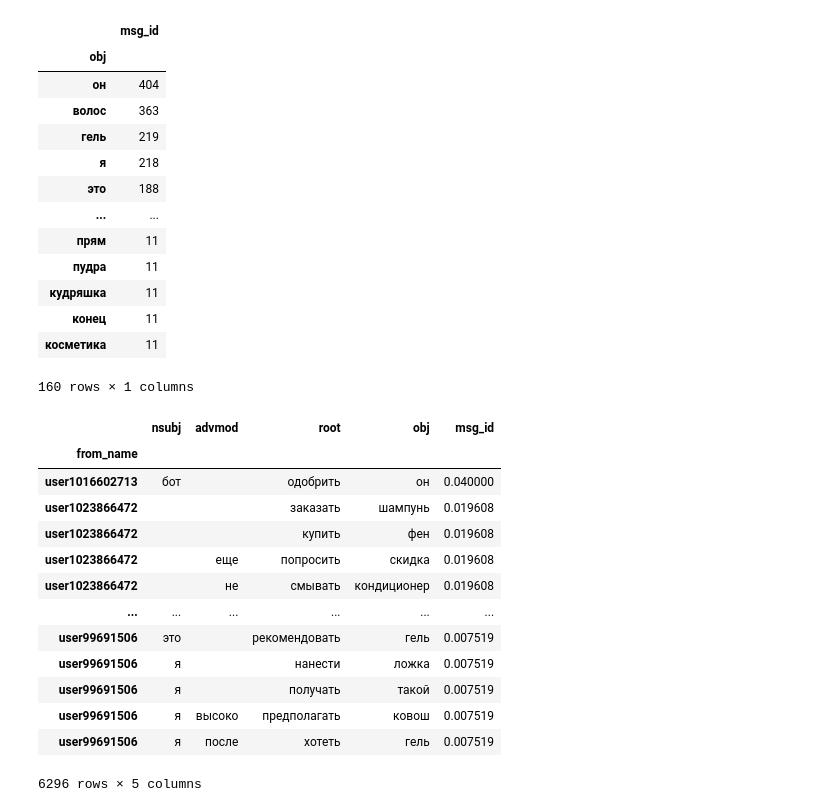
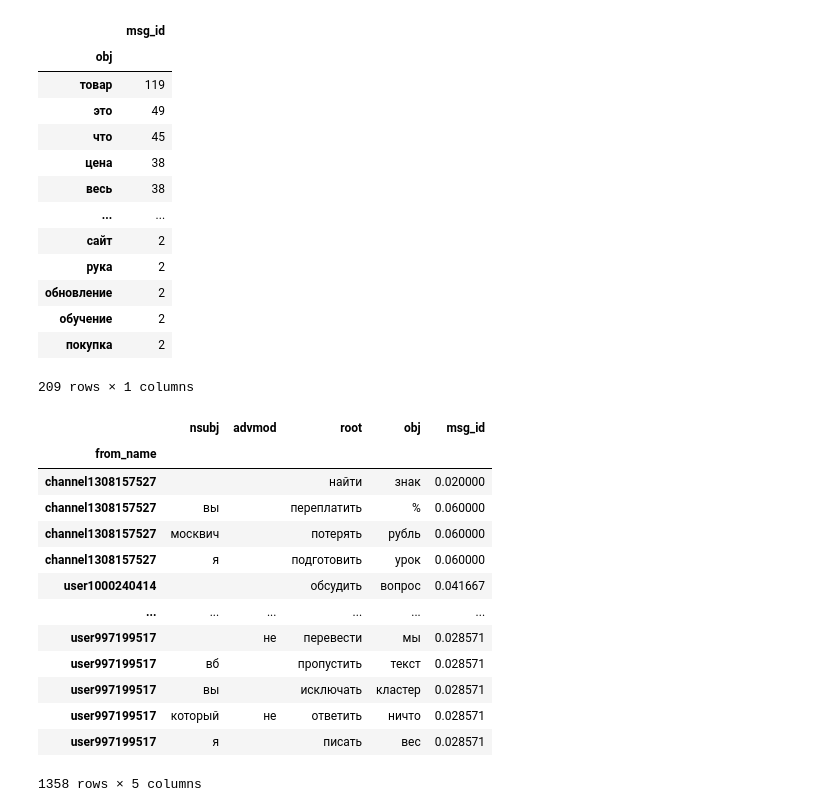
Before and after one commit to mkoninin/tg-json-analysis, a Jupyter notebook: 100 - парсер предложений.ipynb, the cells around one changed output. Saved outputs shown, nothing was run; the diff lists cells and outputs as text; code cells hidden in the pictures.

```diff
--- a/100 - парсер предложений.ipynb
+++ b/100 - парсер предложений.ipynb
@@ -4,9 +4,8 @@ import tganalysis
 import os
 import emoji
 import pandas as pd
-from factor_analyzer import FactorAnalyzer
 
-paths = ['C:/Users/mk/Downloads/Telegram Desktop/ChatExport_2023-12-30_']
+paths = ['C:/Users/mk/Downloads/Telegram Desktop/ChatExport_2023-12-23 (1)']
 
 filename = os.path.join('data', paths[0], 'result.json')
 # %%
@@ -209,0 +190,5 @@ df.sort_values('msg_id', ascending=False).head(30)
+# %%
+param = 'nsubj'
+
+
+df[[param, 'msg_id']].groupby(param).count().sort_values('msg_id', ascending=False)
@@ -210,42 +210,41 @@ df.sort_values('msg_id', ascending=False).head(30)
 # %%
-param = 'obj'
 
-nsubjs = df[[param, 'msg_id']].groupby(param).count().query('msg_id < 1000 & msg_id > 10').sort_values('msg_id', ascending=False)
+nsubjs = df[[param, 'msg_id']].groupby(param).count().query('msg_id < 400 & msg_id > 1').sort_values('msg_id', ascending=False)
 # .query('msg_id < 400 & msg_id > 3')
 nsubjs
 # %% [output]
 |  | msg_id |
 | obj |  |
-| он | 404 |
-| волос | 363 |
-| гель | 219 |
-| я | 218 |
-| это | 188 |
+| товар | 119 |
+| это | 49 |
+| что | 45 |
+| цена | 38 |
+| весь | 38 |
 | ... | ... |
-| прям | 11 |
-| пудра | 11 |
-| кудряшка | 11 |
-| конец | 11 |
-| косметика | 11 |
+| сайт | 2 |
+| рука | 2 |
+| обновление | 2 |
+| обучение | 2 |
+| покупка | 2 |
-160 rows × 1 columns
+209 rows × 1 columns
 # %%
 df = df[df[param].isin(nsubjs.index)]
 df
 # %% [output]
 |  | nsubj | advmod | root | obj | msg_id |
 | from_name |  |  |  |  |  |
-| user1016602713 | бот |  | одобрить | он | 0.040000 |
-| user1023866472 |  |  | заказать | шампунь | 0.019608 |
-| user1023866472 |  |  | купить | фен | 0.019608 |
-| user1023866472 |  | еще | попросить | скидка | 0.019608 |
-| user1023866472 |  | не | смывать | кондиционер | 0.019608 |
+| channel1308157527 |  |  | найти | знак | 0.020000 |
+| channel1308157527 | вы |  | переплатить | % | 0.060000 |
+| channel1308157527 | москвич |  | потерять | рубль | 0.060000 |
+| channel1308157527 | я |  | подготовить | урок | 0.060000 |
+| user1000240414 |  |  | обсудить | вопрос | 0.041667 |
 | ... | ... | ... | ... | ... | ... |
-| user99691506 | это |  | рекомендовать | гель | 0.007519 |
-| user99691506 | я |  | нанести | ложка | 0.007519 |
-| user99691506 | я |  | получать | такой | 0.007519 |
-| user99691506 | я | высоко | предполагать | ковош | 0.007519 |
-| user99691506 | я | после | хотеть | гель | 0.007519 |
+| user997199517 |  | не | перевести | мы | 0.028571 |
+| user997199517 | вб |  | пропустить | текст | 0.028571 |
+| user997199517 | вы |  | исключать | кластер | 0.028571 |
+| user997199517 | который | не | ответить | ничто | 0.028571 |
+| user997199517 | я |  | писать | вес | 0.028571 |
-6296 rows × 5 columns
+1358 rows × 5 columns
 # %%
 users_corr = df.pivot_table(index=param, columns='from_name', values='msg_id', aggfunc='sum').fillna(0).corr()
 # users_corr = users_corr > 0
```
Also changed, not shown: parts of 14 cells of this notebook.
